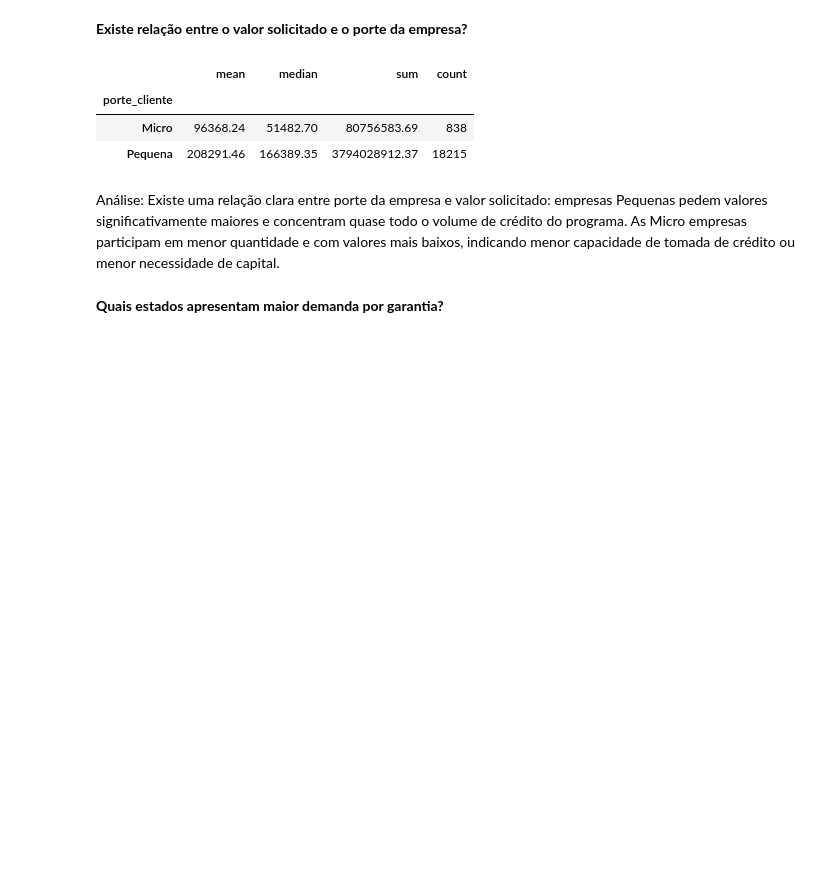
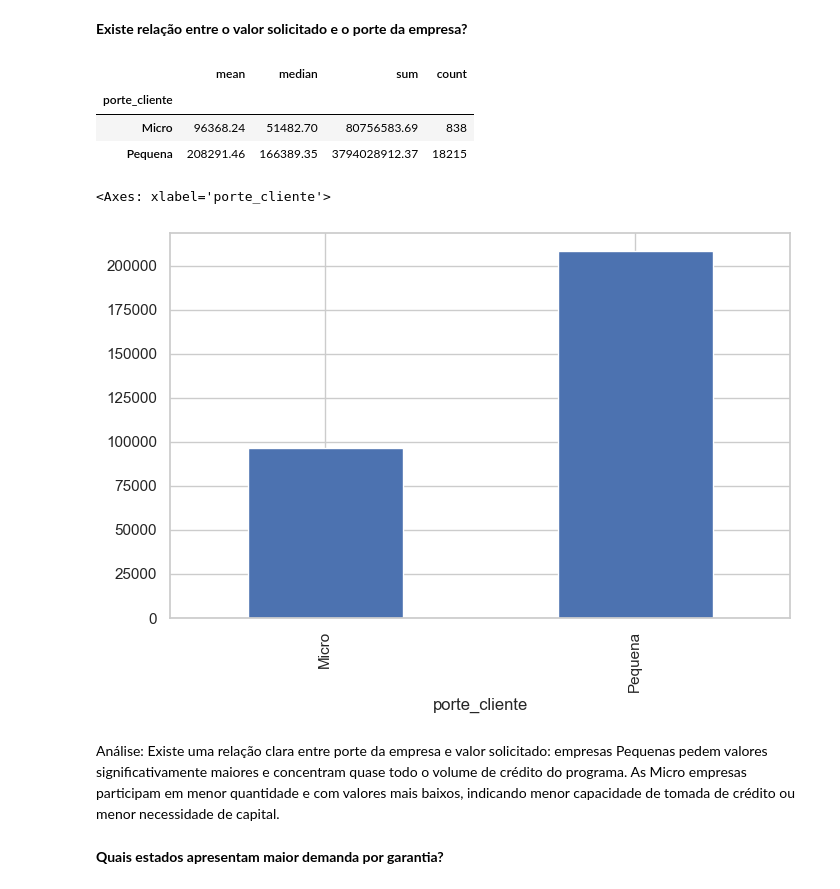
Before and after one commit to LUCASCAZANE/Proj1_Form_Cont_Caixa_Verso, a Jupyter notebook: projeto1_formacao_continuada.ipynb, the cells around one changed output. Saved outputs shown, nothing was run; the diff lists cells and outputs as text; code cells hidden in the pictures; blank space fills up the shorter version.

```diff
--- a/projeto1_formacao_continuada.ipynb
+++ b/projeto1_formacao_continuada.ipynb
@@ -734,6 +755,11 @@ relacao_porte_valor
 | porte_cliente |  |  |  |  |
 | Micro | 96368.24 | 51482.70 | 80756583.69 | 838 |
 | Pequena | 208291.46 | 166389.35 | 3794028912.37 | 18215 |
+# %%
+df_FG_Sebrae.groupby("porte_cliente")["valor_credito"].mean().plot(kind="bar", figsize=(8,5))
+# %% [output]
+<Axes: xlabel='porte_cliente'>
+[figure, added]
 # %% [markdown]
 Análise: Existe uma relação clara entre porte da empresa e valor solicitado: empresas Pequenas pedem valores significativamente maiores e concentram quase todo o volume de crédito do programa. As Micro empresas participam em menor quantidade e com valores mais baixos, indicando menor capacidade de tomada de crédito ou menor necessidade de capital.
 # %% [markdown]
```
Also changed, not shown: parts of 13 cells of this notebook.
